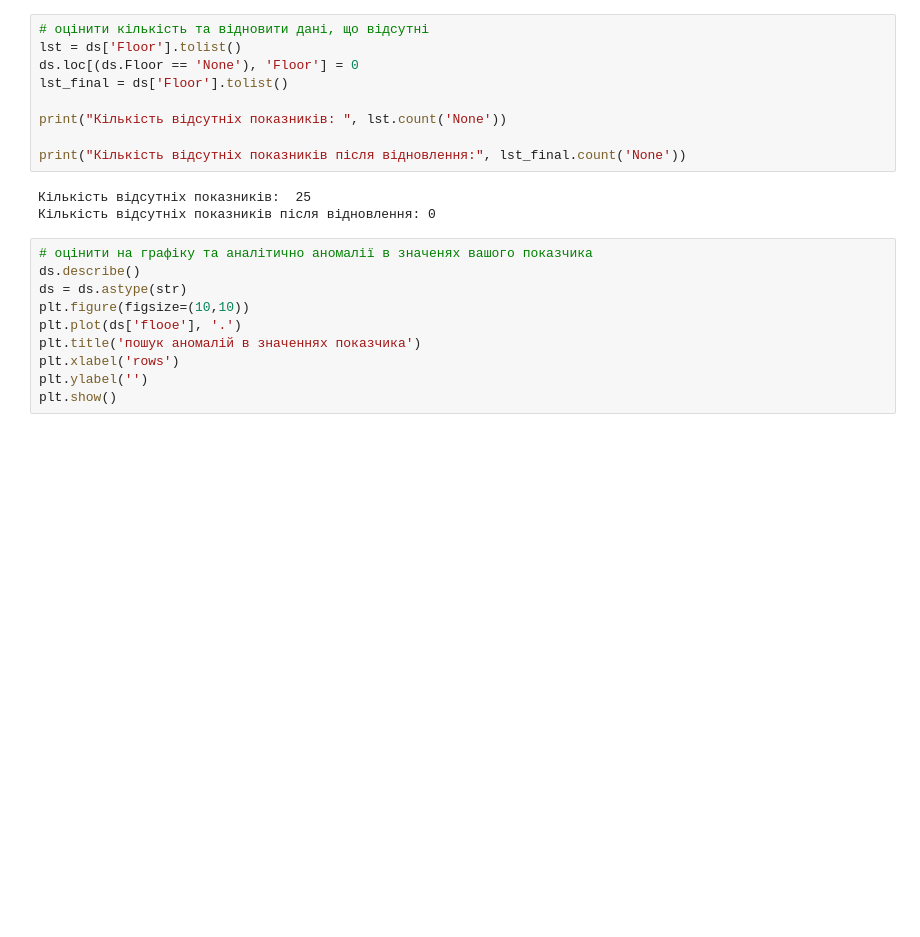
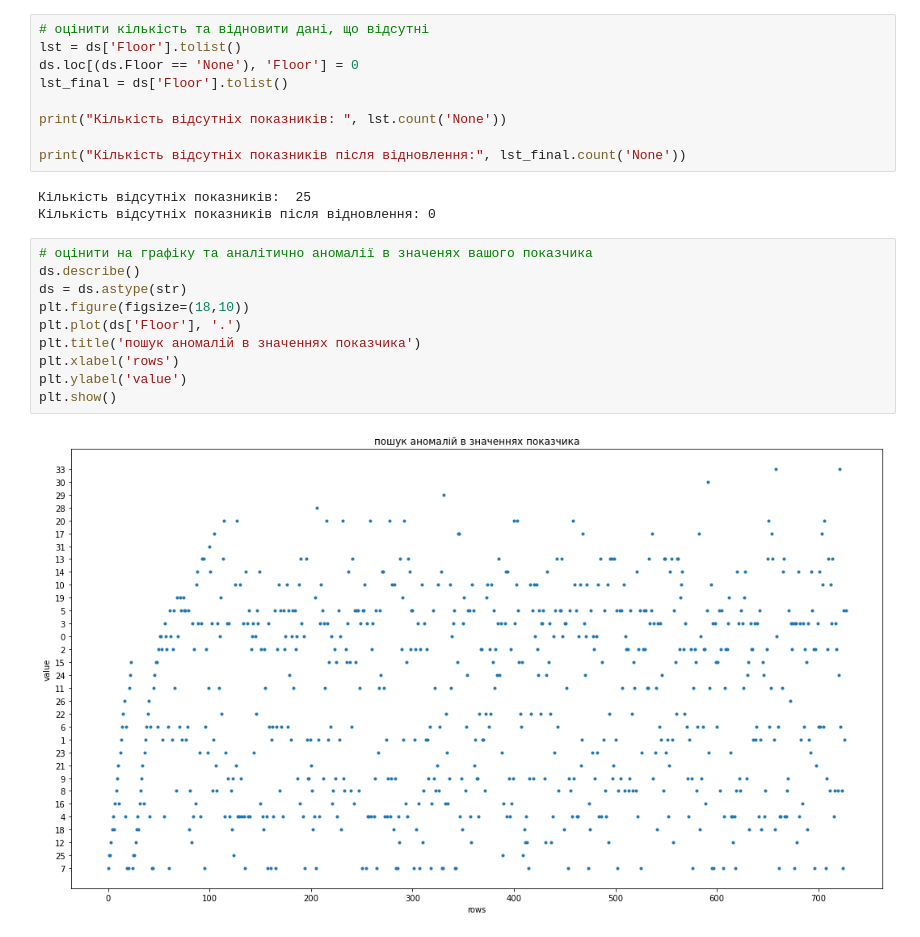
Before and after one commit to thored3011/DM-474222, a Jupyter notebook: Lab-6/Lab-6.ipynb, the cells around one changed output. Drawn from its saved outputs; the diff is of its cells as text; blank space fills up the shorter version.

Commit message:
lab-6 plot

```diff
--- a/Lab-6/Lab-6.ipynb
+++ b/Lab-6/Lab-6.ipynb
@@ -507,10 +507,12 @@ print("Кількість відсутніх показників після в
 # %%
 # оцінити на графіку та аналітично аномалії в значенях вашого показчика
 ds.describe()
 ds = ds.astype(str)
-plt.figure(figsize=(10,10))
-plt.plot(ds['flooe'], '.')
+plt.figure(figsize=(18,10))
+plt.plot(ds['Floor'], '.')
 plt.title('пошук аномалій в значеннях показчика')
 plt.xlabel('rows')
-plt.ylabel('')
+plt.ylabel('value')
 plt.show()
+# %% [output]
+[figure, added]
```
